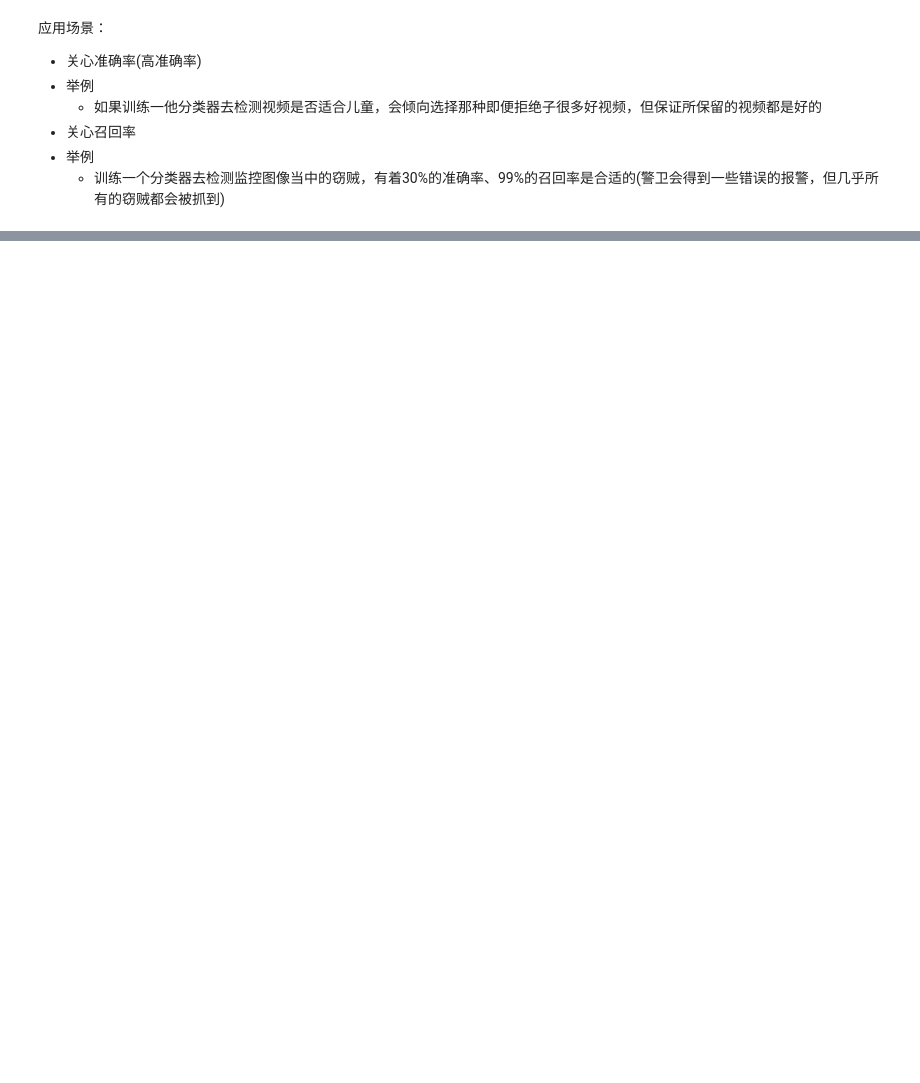
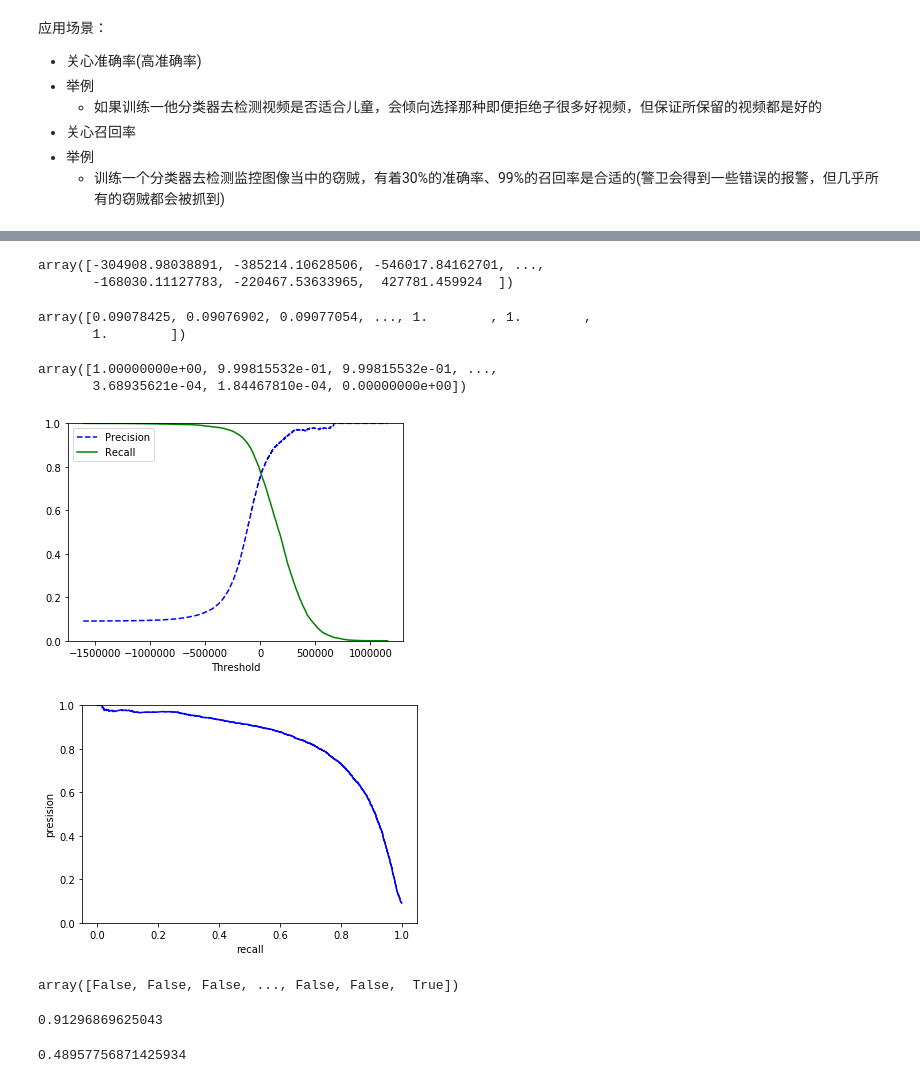
Before and after one commit to hypos/handson-ml, a Jupyter notebook: exercise/03_classification.ipynb, the cells around one changed output, grey strips where cells are left out. Saved outputs shown, nothing was run; the diff lists cells and outputs as text; code cells hidden in the pictures; blank space fills up the shorter version.

```diff
--- a/exercise/03_classification.ipynb
+++ b/exercise/03_classification.ipynb
@@ -267,0 +316,49 @@ f1_score(y_train_5,y_train_predict)
+# %%
+# 首先
+y_scores=cross_val_predict(sgd_clf,X_train,y_train_5,cv=3,method='decision_function')
+
+y_scores
+# 其次
+from sklearn.metrics import precision_recall_curve
+precisions,recalls,thresholds=precision_recall_curve(y_train_5,y_scores)
+precisions
+recalls
+# 最后
+def plot_precision_recall_vs_threshold(precisions,recalls,thresholds):
+    plt.plot(thresholds, precisions[:-1], "b--", label="Precision")
+    plt.plot(thresholds, recalls[:-1], "g-", label="Recall")
+    plt.xlabel("Threshold")
+    plt.legend(loc="upper left")
+    plt.ylim([0, 1])
+
+def plot_precision_recall(precisions,recalls):
+    plt.plot(recalls,precisions,'b-')
+    plt.xlabel('recall')
+    plt.ylabel('presision')
+    plt.ylim([0, 1])
+
+
+plot_precision_recall_vs_threshold(precisions, recalls, thresholds)
+plt.show()
+
+plot_precision_recall(precisions,recalls)
+plt.show()
+# %% [output]
+array([-304908.98038891, -385214.10628506, -546017.84162701, ...,
+       -168030.11127783, -220467.53633965,  427781.459924  ])
+array([0.09078425, 0.09076902, 0.09077054, ..., 1.        , 1.        ,
+       1.        ])
+array([1.00000000e+00, 9.99815532e-01, 9.99815532e-01, ...,
+       3.68935621e-04, 1.84467810e-04, 0.00000000e+00])
+[figure, added]
+[figure, added]
+# %%
+y_train_pred_90 = (y_scores > 180000)
+y_train_pred_90
+
+precision_score(y_train_5,y_train_pred_90)
+recall_score(y_train_5,y_train_pred_90)
+# %% [output]
+array([False, False, False, ..., False, False,  True])
+0.91296869625043
+0.48957756871425934
```
Also changed, not shown: parts of 20 cells of this notebook.
